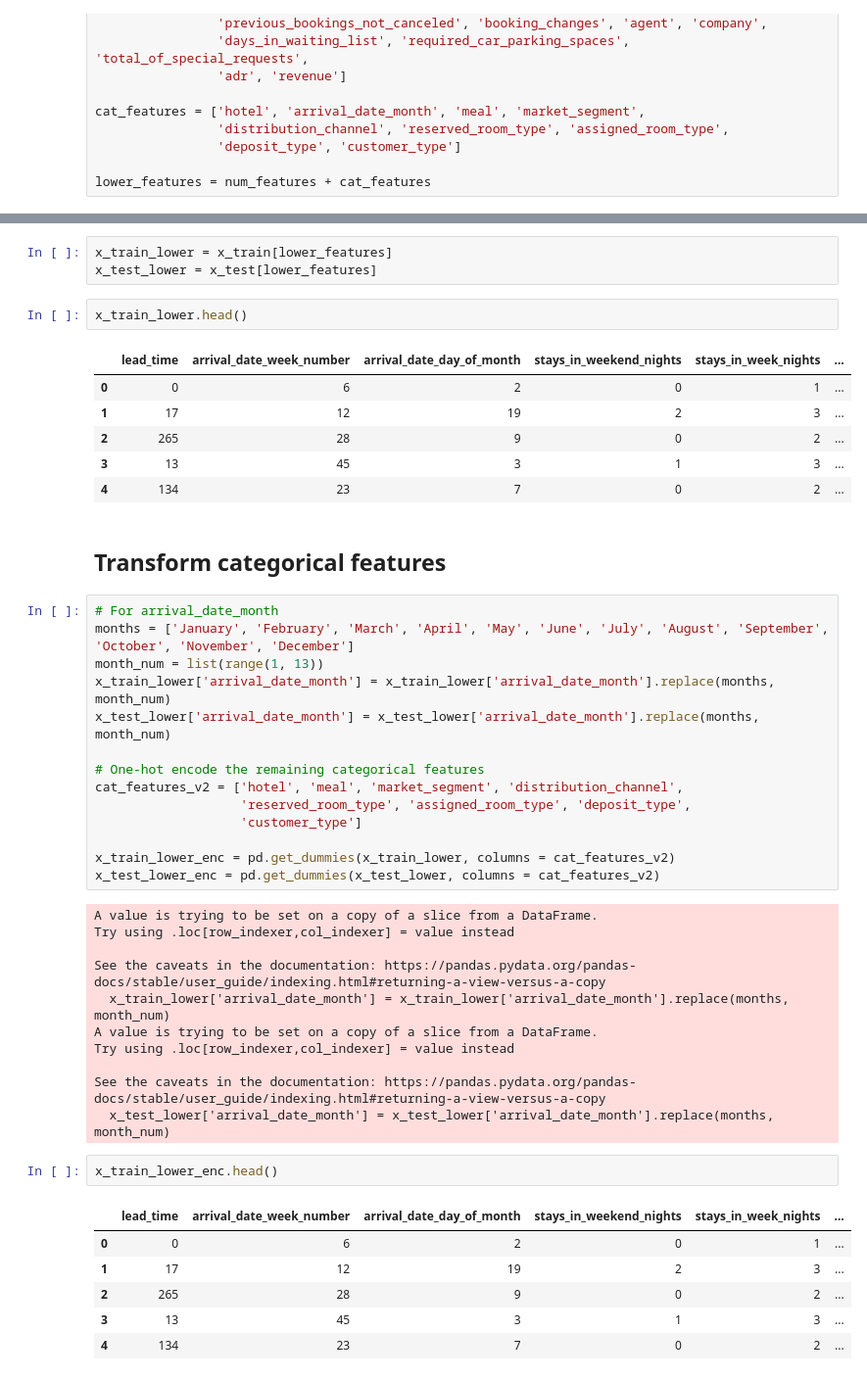
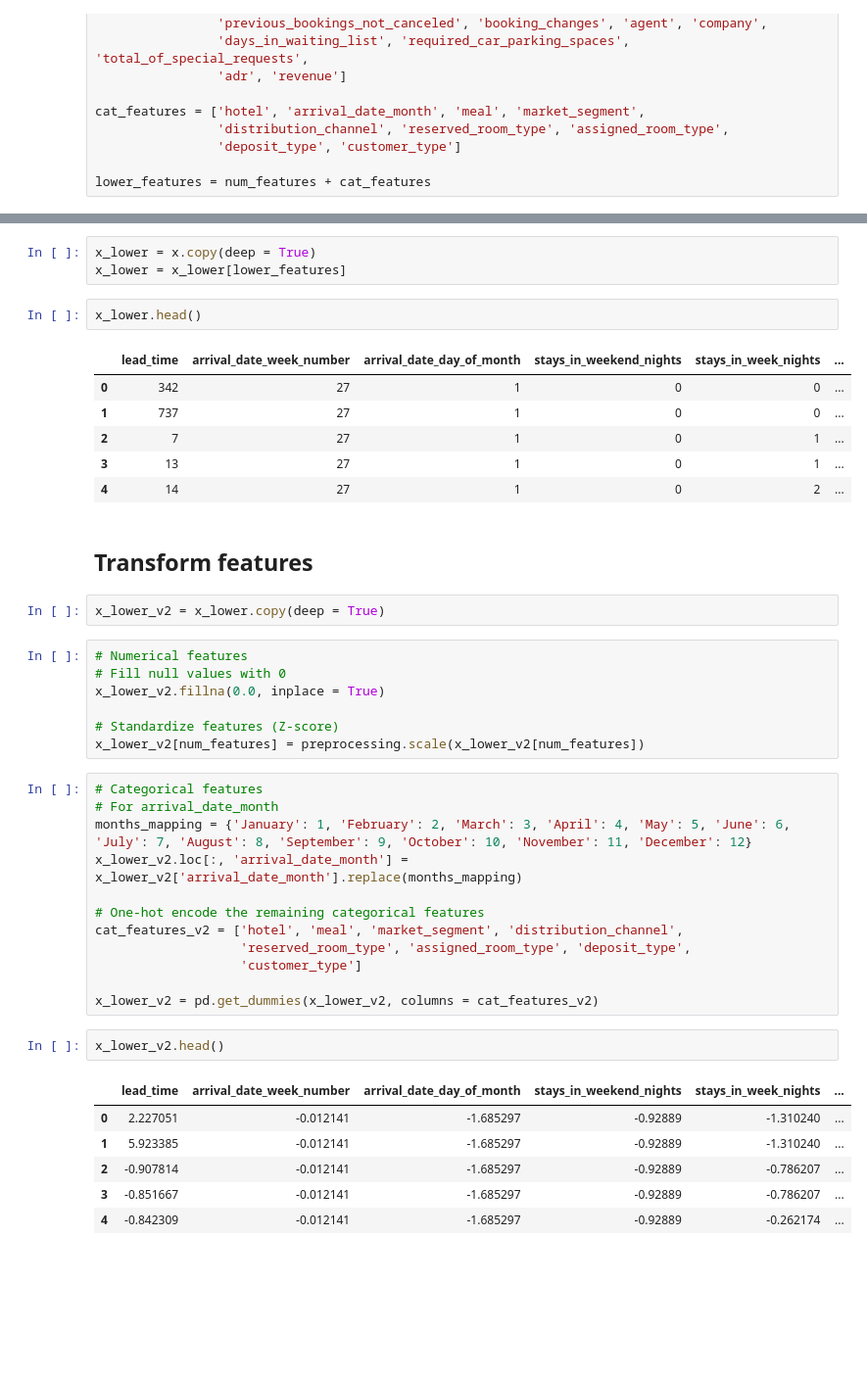
Before and after one commit to technocrat13/project_hospitality, a Jupyter notebook: AML_hospitality.ipynb, the cells around one changed output, grey strips where cells are left out. Shown: that part at 98% size. Saved outputs shown, nothing was run; the diff lists cells and outputs as text; blank space fills up the shorter version.

```diff
--- a/AML_hospitality.ipynb
+++ b/AML_hospitality.ipynb
@@ -238,51 +220,47 @@ lower_features = num_features + cat_features
 len(hotel_data.columns) == len(lower_features) + 5
 # %% [output]
 True
-# %%
-x_train_lower = x_train[lower_features]
-x_test_lower = x_test[lower_features]
+# %%
+x_lower = x.copy(deep = True)
+x_lower = x_lower[lower_features]
 # %%
-x_train_lower.head()
+x_lower.head()
 # %% [output]
 |  | lead_time | arrival_date_week_number | arrival_date_day_of_month | stays_in_weekend_nights | stays_in_week_nights | ... |
-| 0 | 0 | 6 | 2 | 0 | 1 | ... |
-| 1 | 17 | 12 | 19 | 2 | 3 | ... |
-| 2 | 265 | 28 | 9 | 0 | 2 | ... |
-| 3 | 13 | 45 | 3 | 1 | 3 | ... |
-| 4 | 134 | 23 | 7 | 0 | 2 | ... |
+| 0 | 342 | 27 | 1 | 0 | 0 | ... |
+| 1 | 737 | 27 | 1 | 0 | 0 | ... |
+| 2 | 7 | 27 | 1 | 0 | 1 | ... |
+| 3 | 13 | 27 | 1 | 0 | 1 | ... |
+| 4 | 14 | 27 | 1 | 0 | 2 | ... |
 # %% [markdown]
-## Transform categorical features
+## Transform features
+# %%
+x_lower_v2 = x_lower.copy(deep = True)
+# %%
+# Numerical features
+# Fill null values with 0
+x_lower_v2.fillna(0.0, inplace = True)
+
+# Standardize features (Z-score)
+x_lower_v2[num_features] = preprocessing.scale(x_lower_v2[num_features])
 # %%
+# Categorical features
 # For arrival_date_month
-months = ['January', 'February', 'March', 'April', 'May', 'June', 'July', 'August', 'September', 'October', 'November', 'December']
-month_num = list(range(1, 13))
-x_train_lower['arrival_date_month'] = x_train_lower['arrival_date_month'].replace(months, month_num)
-x_test_lower['arrival_date_month'] = x_test_lower['arrival_date_month'].replace(months, month_num)
+months_mapping = {'January': 1, 'February': 2, 'March': 3, 'April': 4, 'May': 5, 'June': 6, 'July': 7, 'August': 8, 'September': 9, 'October': 10, 'November': 11, 'December': 12}
+x_lower_v2.loc[:, 'arrival_date_month'] = x_lower_v2['arrival_date_month'].replace(months_mapping)
 
 # One-hot encode the remaining categorical features
 cat_features_v2 = ['hotel', 'meal', 'market_segment', 'distribution_channel',
                    'reserved_room_type', 'assigned_room_type', 'deposit_type',
                    'customer_type']
 
-x_train_lower_enc = pd.get_dummies(x_train_lower, columns = cat_features_v2)
-x_test_lower_enc = pd.get_dummies(x_test_lower, columns = cat_features_v2)
+x_lower_v2 = pd.get_dummies(x_lower_v2, columns = cat_features_v2)
-# %% [output]
-A value is trying to be set on a copy of a slice from a DataFrame.
-Try using .loc[row_indexer,col_indexer] = value instead
-
-See the caveats in the documentation: https://pandas.pydata.org/pandas-docs/stable/user_guide/indexing.html#returning-a-view-versus-a-copy
-  x_train_lower['arrival_date_month'] = x_train_lower['arrival_date_month'].replace(months, month_num)
-A value is trying to be set on a copy of a slice from a DataFrame.
-Try using .loc[row_indexer,col_indexer] = value instead
-
-See the caveats in the documentation: https://pandas.pydata.org/pandas-docs/stable/user_guide/indexing.html#returning-a-view-versus-a-copy
-  x_test_lower['arrival_date_month'] = x_test_lower['arrival_date_month'].replace(months, month_num)
 # %%
-x_train_lower_enc.head()
+x_lower_v2.head()
 # %% [output]
 |  | lead_time | arrival_date_week_number | arrival_date_day_of_month | stays_in_weekend_nights | stays_in_week_nights | ... |
-| 0 | 0 | 6 | 2 | 0 | 1 | ... |
-| 1 | 17 | 12 | 19 | 2 | 3 | ... |
-| 2 | 265 | 28 | 9 | 0 | 2 | ... |
-| 3 | 13 | 45 | 3 | 1 | 3 | ... |
-| 4 | 134 | 23 | 7 | 0 | 2 | ... |
+| 0 | 2.227051 | -0.012141 | -1.685297 | -0.92889 | -1.310240 | ... |
+| 1 | 5.923385 | -0.012141 | -1.685297 | -0.92889 | -1.310240 | ... |
+| 2 | -0.907814 | -0.012141 | -1.685297 | -0.92889 | -0.786207 | ... |
+| 3 | -0.851667 | -0.012141 | -1.685297 | -0.92889 | -0.786207 | ... |
+| 4 | -0.842309 | -0.012141 | -1.685297 | -0.92889 | -0.262174 | ... |
```
Also changed, not shown: parts of 18 cells of this notebook.
